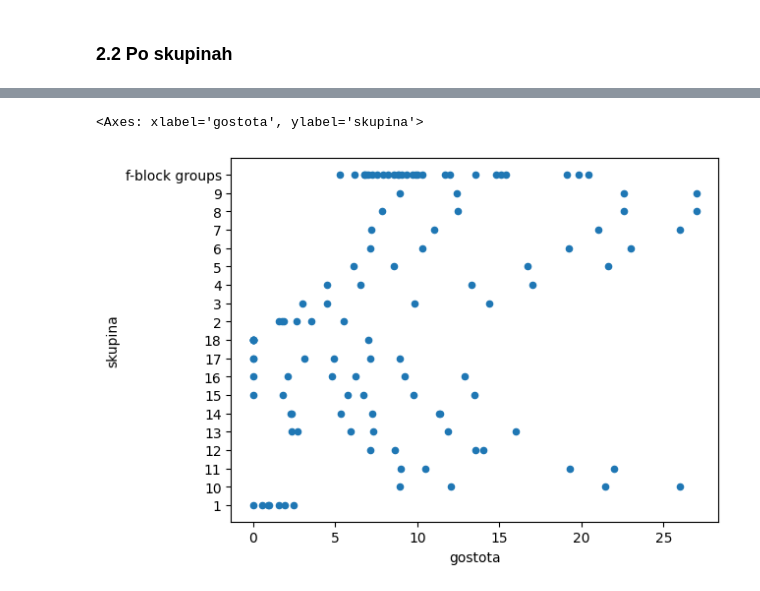
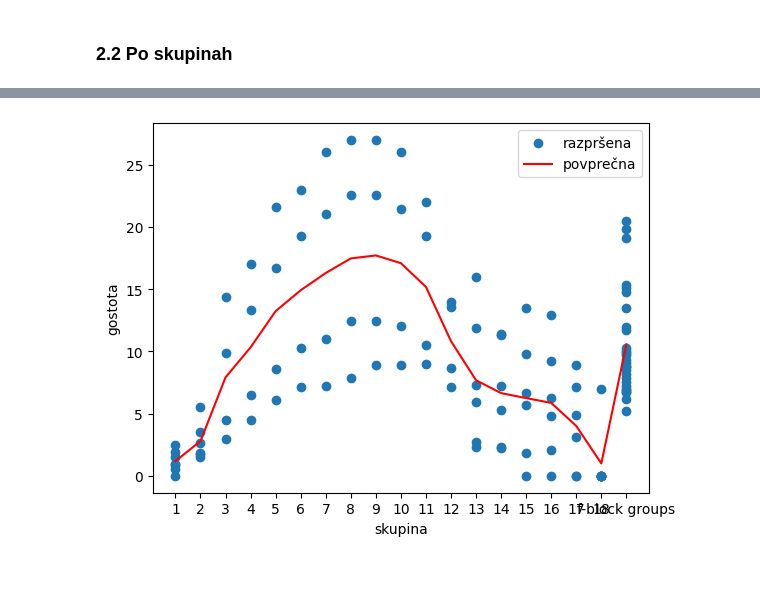
Before and after one commit to Filip-Vavtar/ProjektnaNaloga, a Jupyter notebook: analiza_podatkov.ipynb, the cells around one changed output, grey strips where cells are left out. Saved outputs shown, nothing was run; the diff lists cells and outputs as text; code cells hidden in the pictures.

```diff
--- a/analiza_podatkov.ipynb
+++ b/analiza_podatkov.ipynb
@@ -93,3 +96,6 @@ data.plot.scatter('talisce', 'perioda')
 # %% [markdown]
 ### 2.2 Po skupinah
+# %%
+data['str_len_sk'] = data['skupina'].str.len()
+data.sort_values(by =['str_len_sk', 'skupina'], ascending = True, inplace = True)
 # %%
@@ -114,10 +120,14 @@ skupina
 f-block groups    10.574357
 Name: gostota, dtype: float64
-# %%
-data.sort_values(by = 'skupina', ascending=True).plot.scatter('gostota', 'skupina')
-# %% [output]
-<Axes: xlabel='gostota', ylabel='skupina'>
-[figure, removed]
+# %%
+plt.scatter(data['skupina'],data['gostota'], label = 'razpršena')
+plt.plot(data_skupina['gostota'].mean(), color = 'red', label = 'povprečna')
+plt.xlabel('skupina')
+plt.ylabel('gostota')
+plt.legend()
+plt.show()
+# %% [output]
+[figure, added]
 # %%
 data_skupina.talisce.mean()
 # %% [output]
```
Also changed, not shown: parts of 9 cells of this notebook.
